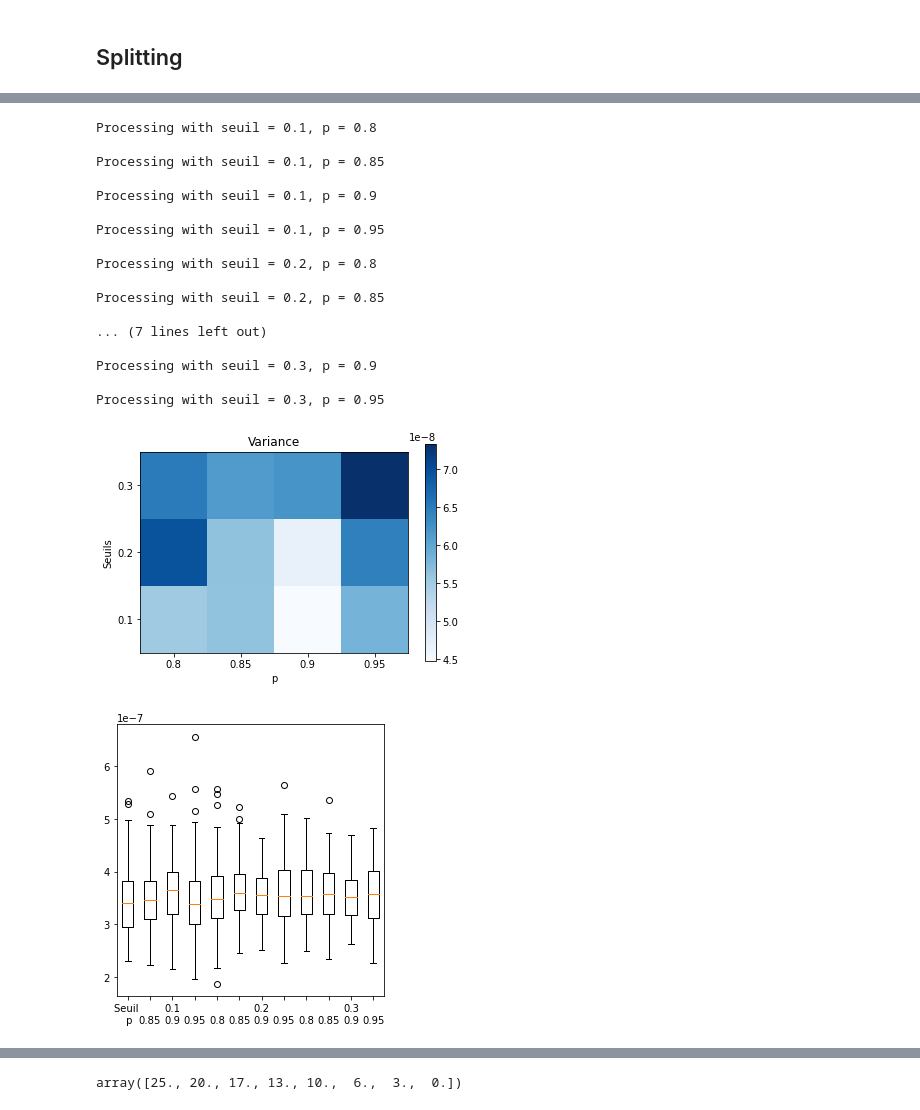
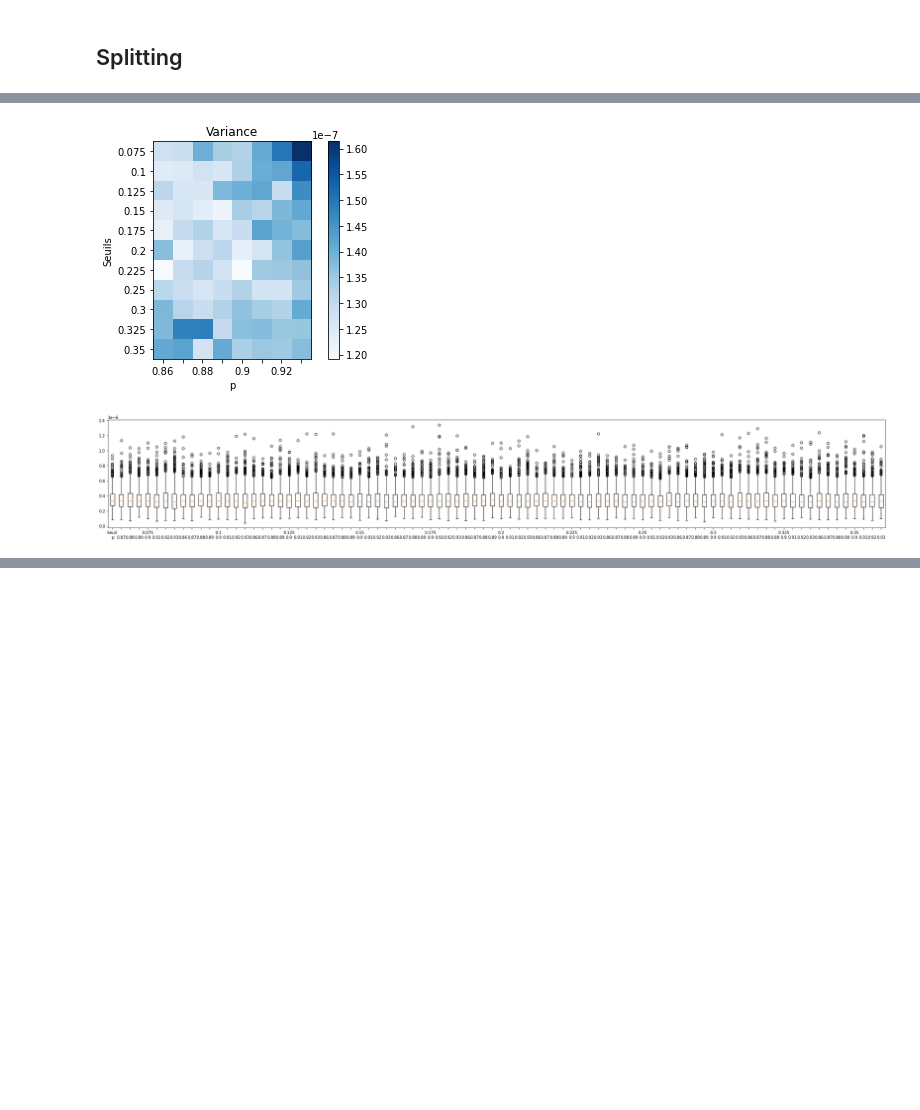
Before and after one commit to pinnertw/Modal, a Jupyter notebook: TPs/Projet_Modal-Q1-1.ipynb, the cells around one changed output, grey strips where cells are left out. Drawn from its saved outputs; the diff is of its cells as text; code cells hidden in the pictures; blank space fills up the shorter version.

```diff
--- a/TPs/Projet_Modal-Q1-1.ipynb
+++ b/TPs/Projet_Modal-Q1-1.ipynb
@@ -474,16 +553,18 @@ def xtick(seuils, ps):
                 lis.append(" \n" + str(ps[j]))
     return lis
 
+def remove_pair_name(i, ps):
+    return str(ps[i]) * ((i - 1)%2) + "" * (i % 2)
+
 def analyse(filename, seuils, ps):
     ls = len(seuils)
     lp = len(ps)
     x_name = xtick(seuils, ps)
-    seuils.reverse()
     proba = np.load(filename)
 
     # Plot écart-type
     plt.imshow(proba.std(axis=2), cmap=plt.cm.Blues)
-    plt.xticks([i for i in range(lp)], ps)
+    plt.xticks([i for i in range(lp)], [remove_pair_name(i, ps) for i in range(len(ps))])
     plt.xlabel("p")
     plt.yticks([i for i in range(ls)], seuils)
     plt.ylabel("Seuils")
@@ -581,27 +644,10 @@ analyse("probas3.npy", seuils, ps)
 # %%
 %%time
-n=100
-seuils = [0.1, 0.2, 0.3]
-ps = [0.8, 0.85, 0.9, 0.95]
-Heatmap("probas4", seuils, ps, n, saut_1)
-analyse("probas4.npy", seuils, ps)
+n = 1000
+seuils = [0.075, 0.1, 0.125, 0.15, 0.175, 0.2, 0.225, 0.25, 0.3, 0.325, 0.35]
+ps = [0.86, 0.87, 0.88, 0.89, 0.9, 0.91, 0.92, 0.93]
+#Heatmap("probas5", seuils, ps, n, saut_1)
+analyse("probas5.npy", seuils, ps)
 # %% [output]
-Processing with seuil = 0.1, p = 0.8
-
-Processing with seuil = 0.1, p = 0.85
-
-Processing with seuil = 0.1, p = 0.9
-
-Processing with seuil = 0.1, p = 0.95
-
-Processing with seuil = 0.2, p = 0.8
-
-Processing with seuil = 0.2, p = 0.85
-
-... (7 lines left out)
-
-Processing with seuil = 0.3, p = 0.9
-
-Processing with seuil = 0.3, p = 0.95
-[figure, old version]
+[figure, new version]
-[figure, old version]
+[figure, new version]
@@ -610,4 +655,0 @@ Wall time: 1h 8min 4s
-# %%
-NiveauxSplitting(0,0.2,M1,lamb,T,0.99,P0,saut_1)
-# %% [output]
-array([25., 20., 17., 13., 10.,  6.,  3.,  0.])
```
Also changed, not shown: parts of 28 cells of this notebook, 33 other files.
